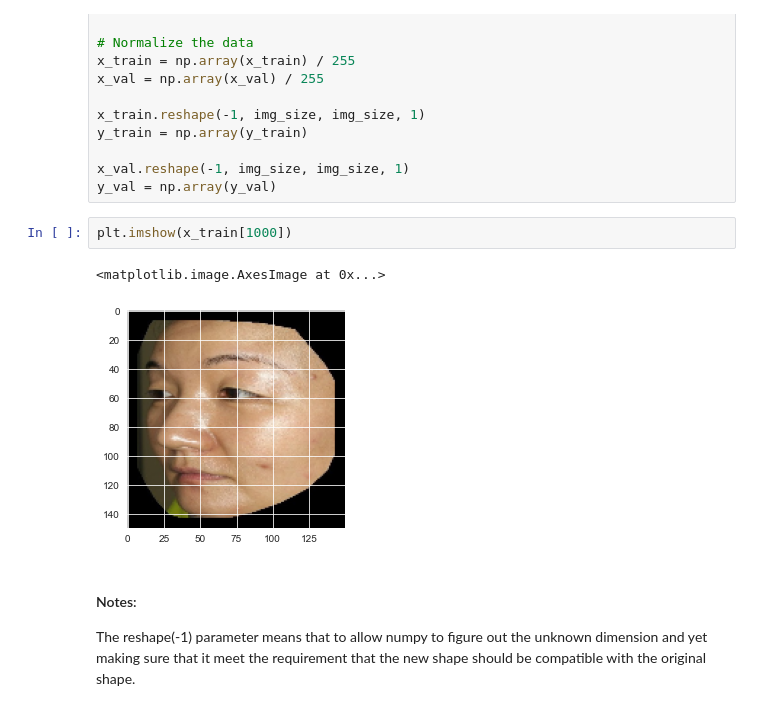
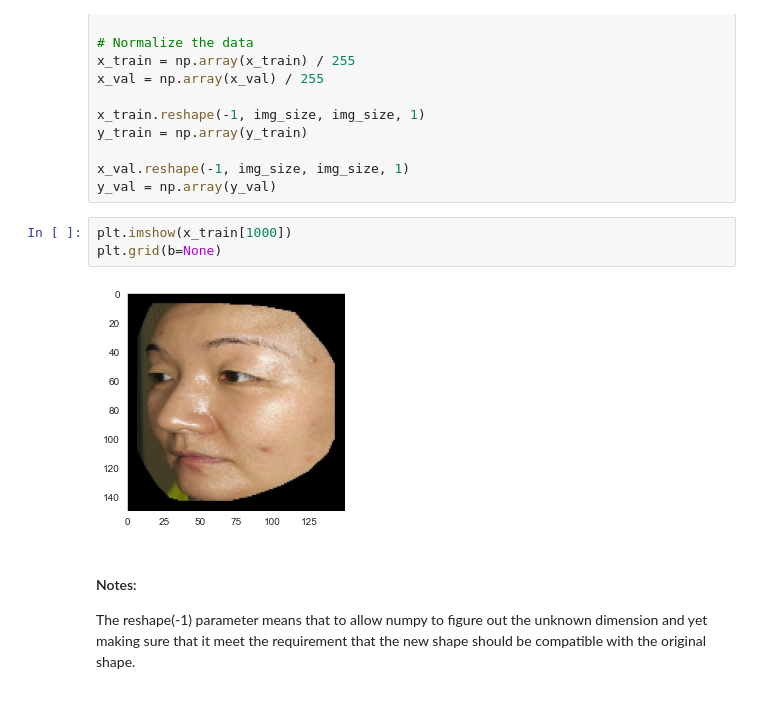
Before and after one commit to ngweihua/Acne-detection, a Jupyter notebook: codes/02_Visualisation_Modelling.ipynb, the cells around one changed output. Drawn from its saved outputs; the diff is of its cells as text.

```diff
--- a/codes/02_Visualisation_Modelling.ipynb
+++ b/codes/02_Visualisation_Modelling.ipynb
@@ -319,9 +322,9 @@ x_val.reshape(-1, img_size, img_size, 1)
 y_val = np.array(y_val)
 # %%
 plt.imshow(x_train[1000])
+plt.grid(b=None)
 # %% [output]
-<matplotlib.image.AxesImage at 0x...>
-[figure, old version]
+[figure, new version]
 # %% [markdown]
 #### Notes:
 The reshape(-1) parameter means that to allow numpy to figure out the unknown dimension and yet making sure that it meet the requirement that the new shape should be compatible with the original shape.
```
Also changed, not shown: parts of 8 cells of this notebook, 1 other file.
